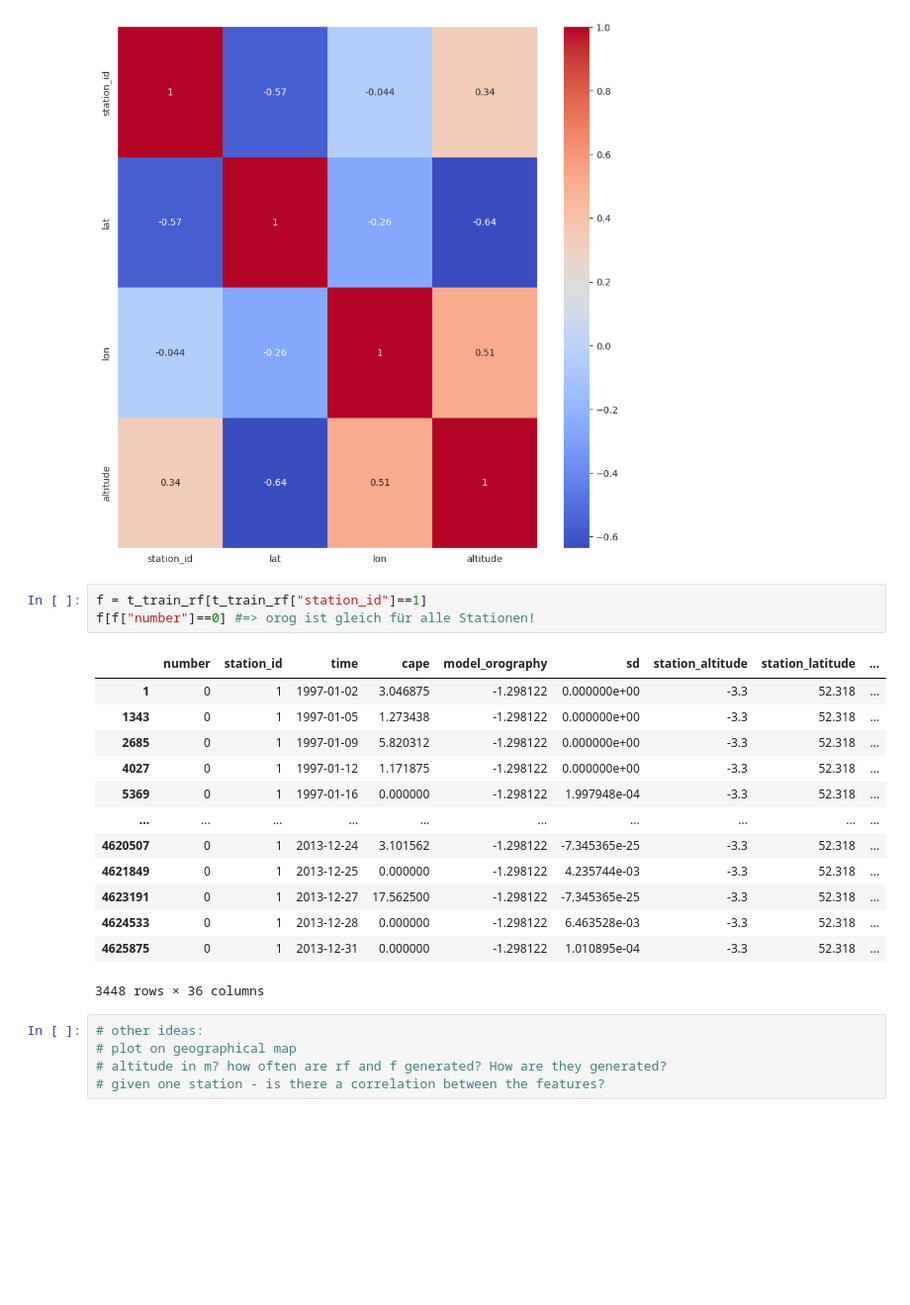
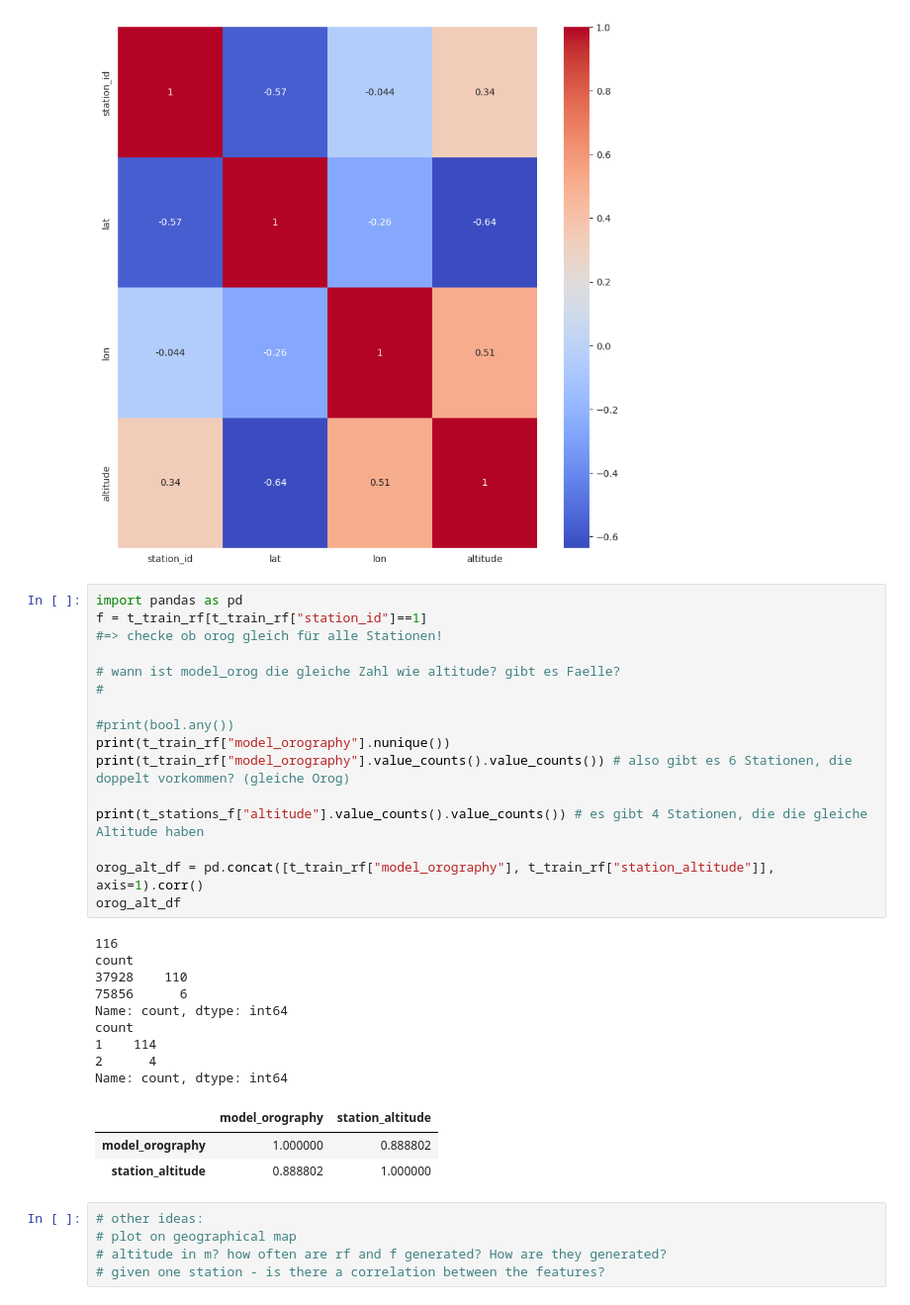
Before and after one commit to leachen01/gnnpp, a Jupyter notebook: exploration/eda.ipynb, the cells around one changed output. Shown at 99% size. Drawn from its saved outputs; the diff is of its cells as text; blank space fills up the shorter version.

Commit message:
orog added in station_df

```diff
--- a/exploration/eda.ipynb
+++ b/exploration/eda.ipynb
@@ -125,22 +156,34 @@ plt.show()
 Index(['station_id', 'lat', 'lon', 'altitude', 'name'], dtype='object')
 [figure]
 # %%
+import pandas as pd
 f = t_train_rf[t_train_rf["station_id"]==1]
-f[f["number"]==0] #=> orog ist gleich für alle Stationen!
+#=> checke ob orog gleich für alle Stationen!
+
+# wann ist model_orog die gleiche Zahl wie altitude? gibt es Faelle?
+#
+
+#print(bool.any())
+print(t_train_rf["model_orography"].nunique())
+print(t_train_rf["model_orography"].value_counts().value_counts()) # also gibt es 6 Stationen, die doppelt vorkommen? (gleiche Orog)
+
+print(t_stations_f["altitude"].value_counts().value_counts()) # es gibt 4 Stationen, die die gleiche Altitude haben
+
+orog_alt_df = pd.concat([t_train_rf["model_orography"], t_train_rf["station_altitude"]], axis=1).corr()
+orog_alt_df
 # %% [output]
+116
+count
+37928    110
+75856      6
+Name: count, dtype: int64
+count
+1    114
+2      4
+Name: count, dtype: int64
-|  | number | station_id | time | cape | model_orography | sd | station_altitude | station_latitude | ... |
-| 1 | 0 | 1 | 1997-01-02 | 3.046875 | -1.298122 | 0.000000e+00 | -3.3 | 52.318 | ... |
-| 1343 | 0 | 1 | 1997-01-05 | 1.273438 | -1.298122 | 0.000000e+00 | -3.3 | 52.318 | ... |
-| 2685 | 0 | 1 | 1997-01-09 | 5.820312 | -1.298122 | 0.000000e+00 | -3.3 | 52.318 | ... |
-| 4027 | 0 | 1 | 1997-01-12 | 1.171875 | -1.298122 | 0.000000e+00 | -3.3 | 52.318 | ... |
-| 5369 | 0 | 1 | 1997-01-16 | 0.000000 | -1.298122 | 1.997948e-04 | -3.3 | 52.318 | ... |
-| ... | ... | ... | ... | ... | ... | ... | ... | ... | ... |
-| 4620507 | 0 | 1 | 2013-12-24 | 3.101562 | -1.298122 | -7.345365e-25 | -3.3 | 52.318 | ... |
-| 4621849 | 0 | 1 | 2013-12-25 | 0.000000 | -1.298122 | 4.235744e-03 | -3.3 | 52.318 | ... |
-| 4623191 | 0 | 1 | 2013-12-27 | 17.562500 | -1.298122 | -7.345365e-25 | -3.3 | 52.318 | ... |
-| 4624533 | 0 | 1 | 2013-12-28 | 0.000000 | -1.298122 | 6.463528e-03 | -3.3 | 52.318 | ... |
-| 4625875 | 0 | 1 | 2013-12-31 | 0.000000 | -1.298122 | 1.010895e-04 | -3.3 | 52.318 | ... |
+|  | model_orography | station_altitude |
+| model_orography | 1.000000 | 0.888802 |
+| station_altitude | 0.888802 | 1.000000 |
-3448 rows × 36 columns
 # %%
 # other ideas:
 # plot on geographical map
```
Also changed, not shown: parts of 5 cells of this notebook, 2 other files.
